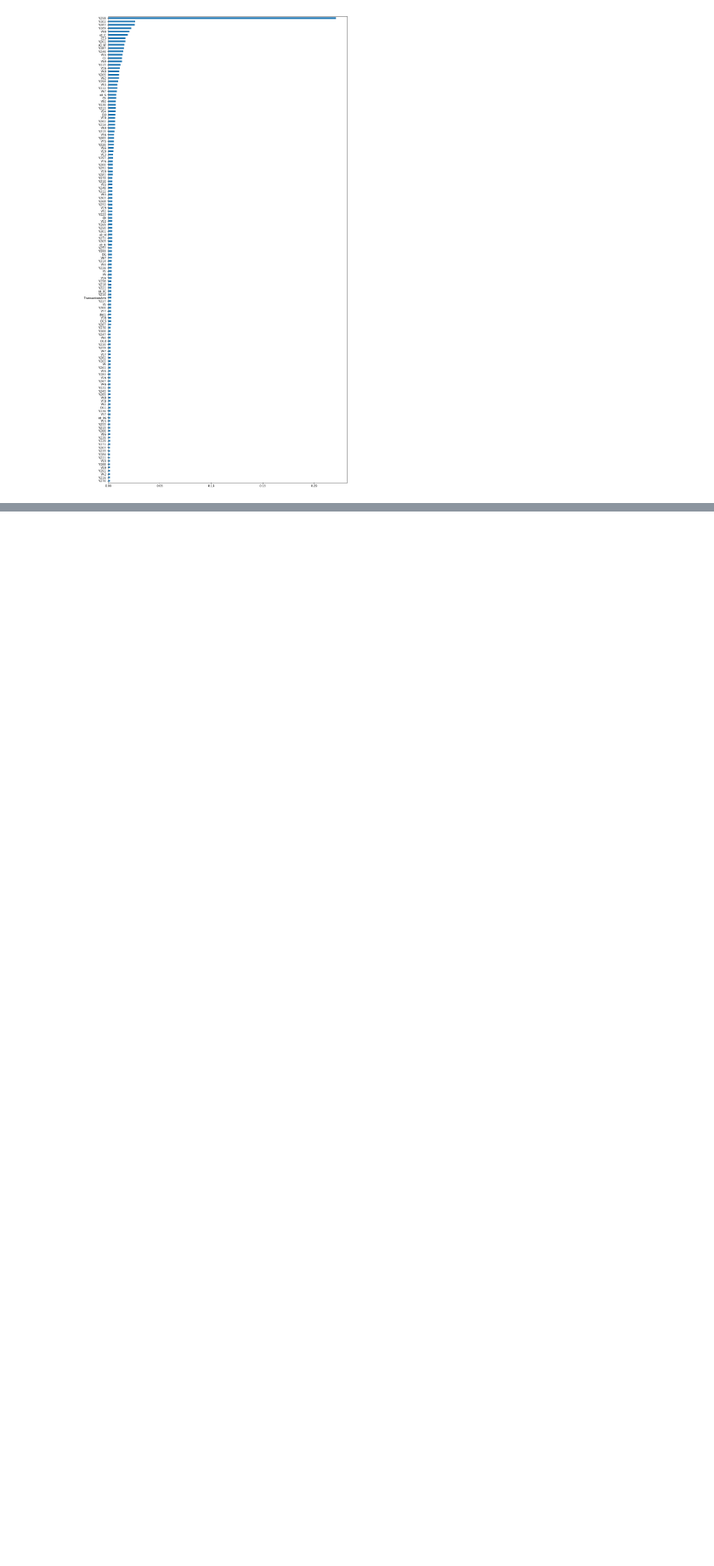
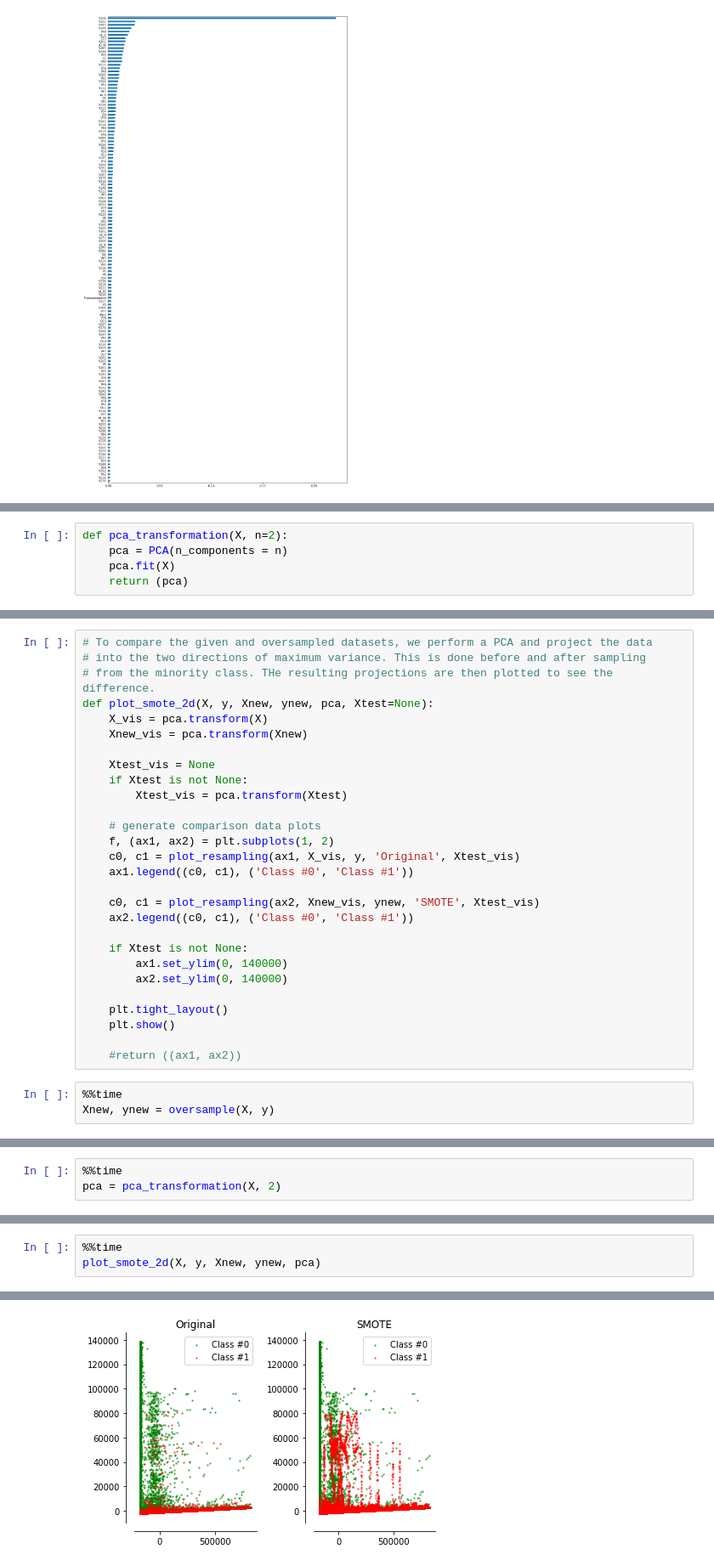
Before and after one commit to kparthan/ieee-fraud-detection, a Jupyter notebook: Fraud_Detection_Approach2.ipynb, the cells around one changed output, grey strips where cells are left out. Shown at 85% size. Saved outputs shown, nothing was run; the diff lists cells and outputs as text; blank space fills up the shorter version.

```diff
--- a/Fraud_Detection_Approach2.ipynb
+++ b/Fraud_Detection_Approach2.ipynb
@@ -1065,0 +1116,5 @@ plt.show()
+# %%
+def pca_transformation(X, n=2):
+    pca = PCA(n_components = n)
+    pca.fit(X)
+    return (pca)
@@ -1065,0 +1138,31 @@ plt.show()
+# %%
+# To compare the given and oversampled datasets, we perform a PCA and project the data
+# into the two directions of maximum variance. This is done before and after sampling
+# from the minority class. THe resulting projections are then plotted to see the difference.
+def plot_smote_2d(X, y, Xnew, ynew, pca, Xtest=None):
+    X_vis = pca.transform(X)
+    Xnew_vis = pca.transform(Xnew)
+
+    Xtest_vis = None
+    if Xtest is not None:
+        Xtest_vis = pca.transform(Xtest)
+
+    # generate comparison data plots
+    f, (ax1, ax2) = plt.subplots(1, 2)
+    c0, c1 = plot_resampling(ax1, X_vis, y, 'Original', Xtest_vis)
+    ax1.legend((c0, c1), ('Class #0', 'Class #1'))
+
+    c0, c1 = plot_resampling(ax2, Xnew_vis, ynew, 'SMOTE', Xtest_vis)
+    ax2.legend((c0, c1), ('Class #0', 'Class #1'))
+
+    if Xtest is not None:
+        ax1.set_ylim(0, 140000)
+        ax2.set_ylim(0, 140000)
+
+    plt.tight_layout()
+    plt.show()
+
+    #return ((ax1, ax2))
+# %%
+%%time
+Xnew, ynew = oversample(X, y)
@@ -1065,0 +1191,3 @@ plt.show()
+# %%
+%%time
+pca = pca_transformation(X, 2)
@@ -1065,0 +1197,4 @@ plt.show()
+# %%
+%%time
+plot_smote_2d(X, y, Xnew, ynew, pca)
+# %% [output]
@@ -1065,0 +1203 @@ plt.show()
+[figure, added]
```
Also changed, not shown: parts of 50 cells of this notebook, 1 other file.
